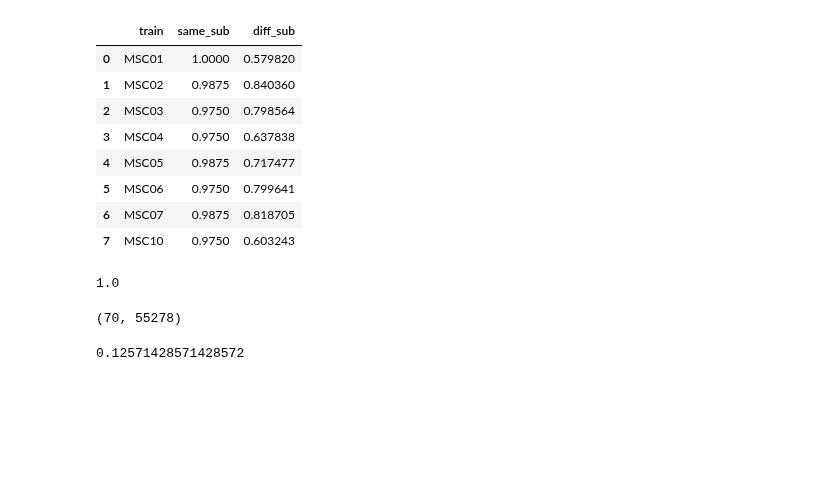
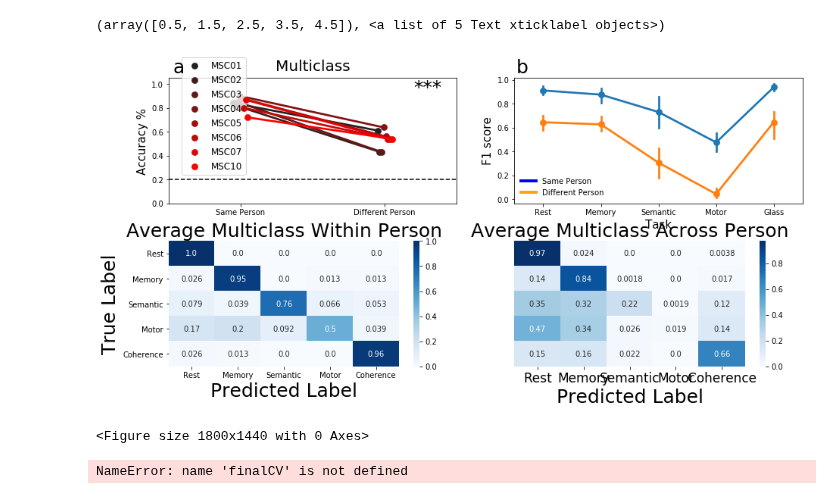
Before and after one commit to GrattonLab/MSC_Alexis, a Jupyter notebook: analysis/code/mL_rsfMRI/Predictions/all_class_debug.ipynb, the cells around one changed output. Saved outputs shown, nothing was run; the diff lists cells and outputs as text; code cells hidden in the pictures; blank space fills up the shorter version.

```diff
--- a/analysis/code/mL_rsfMRI/Predictions/all_class_debug.ipynb
+++ b/analysis/code/mL_rsfMRI/Predictions/all_class_debug.ipynb
@@ -314,12 +0,0 @@ refROI=pd.read_csv(thisDir+'output/results/permutation/ALL/ref_acc.csv') #for ta
-# %%
-refROI
-# %% [output]
-|  | train | same_sub | diff_sub |
-| 0 | MSC01 | 1.0000 | 0.579820 |
-| 1 | MSC02 | 0.9875 | 0.840360 |
-| 2 | MSC03 | 0.9750 | 0.798564 |
-| 3 | MSC04 | 0.9750 | 0.637838 |
-| 4 | MSC05 | 0.9875 | 0.717477 |
-| 5 | MSC06 | 0.9750 | 0.799641 |
-| 6 | MSC07 | 0.9875 | 0.818705 |
-| 7 | MSC10 | 0.9750 | 0.603243 |
@@ -329,4 +0,0 @@ ref=refROI[refROI['train']=='MSC01'].same_sub.values
-# %%
-ref[0]
-# %% [output]
-1.0
@@ -383,8 +1,60 @@ DSRacc=s.K_folds('MSC01', clf, memFC,semFC,glassFC,motFC, restFC, test_taskFC,te
+# %%
+SS_legend_elements = [Line2D([0], [0], color='blue', lw=4, label='Same Person'),Line2D([0], [0], color='orange', lw=4, label='Different Person')]
+#Make color palette
+
+fig=plt.figure(figsize=(15,7), constrained_layout=True)
+plt.rcParams['figure.constrained_layout.use'] = True
+#Add grid space for subplots 1 rows by 3 columns
+gs = gridspec.GridSpec(nrows=2, ncols=2, wspace=.2, hspace=.3)
+
+fig.text(.13, .893, 'a',fontsize=25)
+fig.text(.55, .893, 'b',fontsize=25)
+ax0=fig.add_subplot(gs[0,0])
+ax=sns.pointplot(x="Analysis",y="acc", hue="train",ci=None, data=multiclass, dodge=.1,order=['Same Person','Different Person'],color='r',ax=ax0, palette=['1','2','3','4','5','6','7','10'],ax=ax0)
+plt.text(1.2, .92, '***',fontsize=25)
+ax.set_title('Multiclass', fontsize=20, pad=10)
+#y=[.5,.6,.7,.8,.9,1.0]
+#plt.yticks(y)
+plt.ylabel("Accuracy %", fontsize=15)
+ax.axhline(.2,color='black',linestyle='--')
+plt.legend(loc='lower left',fontsize='large',bbox_to_anchor=(.03, .19))
+plt.xlabel(' ')
+ax.set(ylim=(0, 1.05))
+ax1=fig.add_subplot(gs[0,1])
+ax=sns.pointplot(x="Task",y="f", hue="analysis",data=F1,ax=ax1)
+plt.ylabel('F1 score',fontsize=15)
+plt.xlabel('Task',fontsize=15)
+ax.set_xticklabels(['Rest','Memory','Semantic','Motor','Glass'])
+L1=plt.legend(handles=SS_legend_elements,loc='lower left',frameon=False)
+
+ax2=fig.add_subplot(gs[1,0])
+ax=sns.heatmap(finalCV,annot=True, fmt='.2',cmap="Blues",xticklabels=["Rest","Memory","Semantic","Motor", "Coherence"],yticklabels=["Rest","Memory","Semantic","Motor", "Coherence"],ax=ax2)
+#ax=ConfusionMatrixDisplay(finalCV,display_labels=["Rest","Memory","Semantic","Motor", "Coherence"]).plot(cmap=plt.cm.Blues,ax=ax2,colorbar=False)
+plt.ylabel('True Label',fontsize=25)
+plt.xlabel('Predicted Label',fontsize=25)
+plt.title('Average Multiclass Within Person',fontsize=25)
+plt.xticks(fontsize=10)
+plt.yticks(fontsize=10)
+ax3=fig.add_subplot(gs[1,1])
+ax=sns.heatmap(finalDS,annot=True, fmt='.2',cmap="Blues",xticklabels=["Rest","Memory","Semantic","Motor", "Coherence"],yticklabels=["Rest","Memory","Semantic","Motor", "Coherence"],ax=ax3)
+
+#ax=ConfusionMatrixDisplay(finalDS,display_labels=["Rest","Memory","Semantic","Motor", "Coherence"]).plot(cmap=plt.cm.Blues,ax=ax3,colorbar=False)
+plt.ylabel(' ',fontsize=25)
+plt.xlabel('Predicted Label',fontsize=25)
+plt.title('Average Multiclass Across Person',fontsize=25)
+plt.yticks([],[])
+plt.xticks(fontsize=17)
+
+#plt.savefig(thisDir+'output/FigsFinal/MC_Plot.png', bbox_inches='tight')
+# %% [output]
+(array([0.5, 1.5, 2.5, 3.5, 4.5]), <a list of 5 Text xticklabel objects>)
+[figure, added]
+# %%
+import seperate_task as st
+st.multiclassAll()
+# %% [output]
+<Figure size 1800x1440 with 0 Axes>
 # %%
-test_restFC.shape
+finalCV.shape
 # %% [output]
-(70, 55278)
+NameError: name 'finalCV' is not defined
-# %%
-mean(DSRacc)
-# %% [output]
-0.12571428571428572
```
Also changed, not shown: parts of 38 cells of this notebook, 17 other files.
